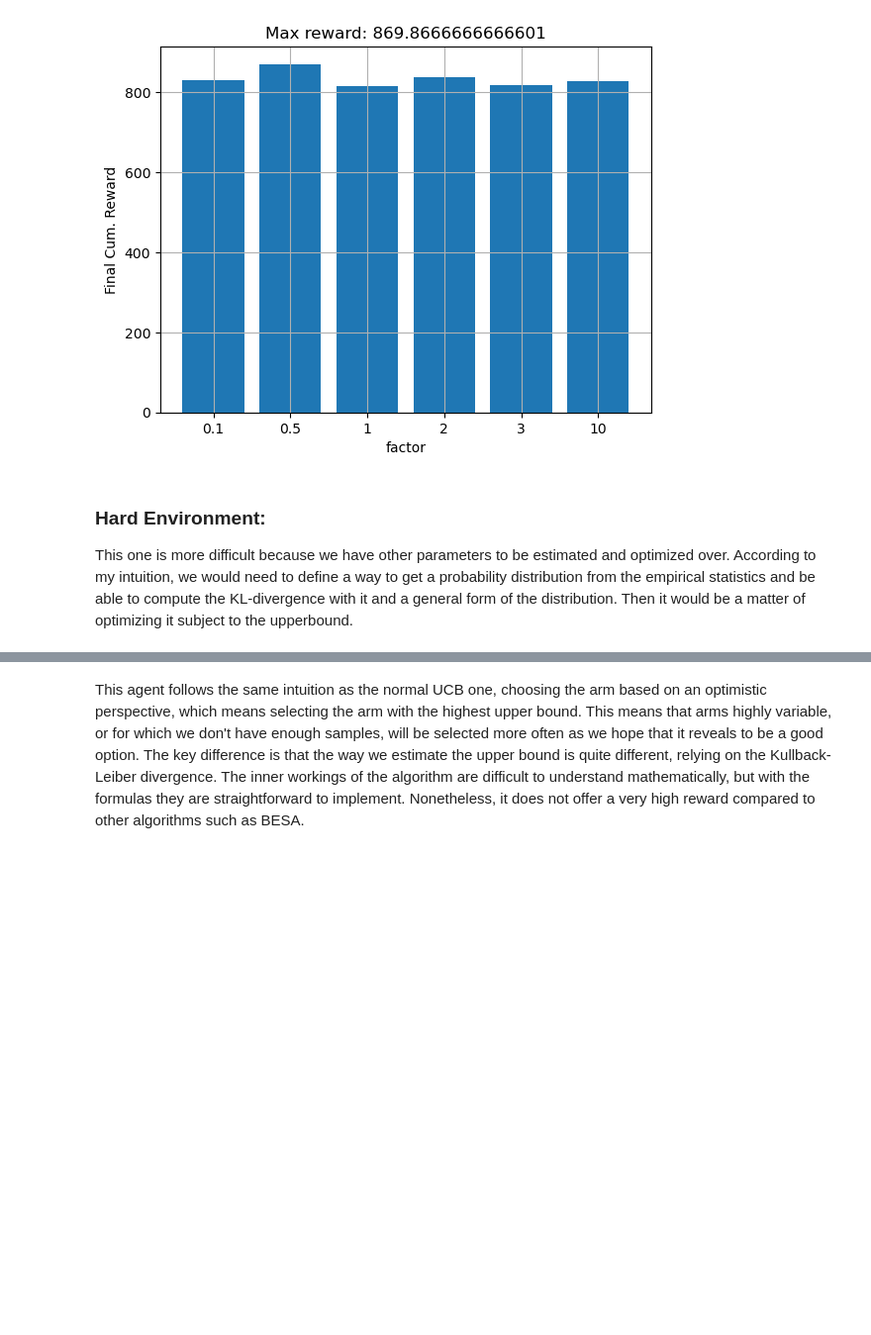
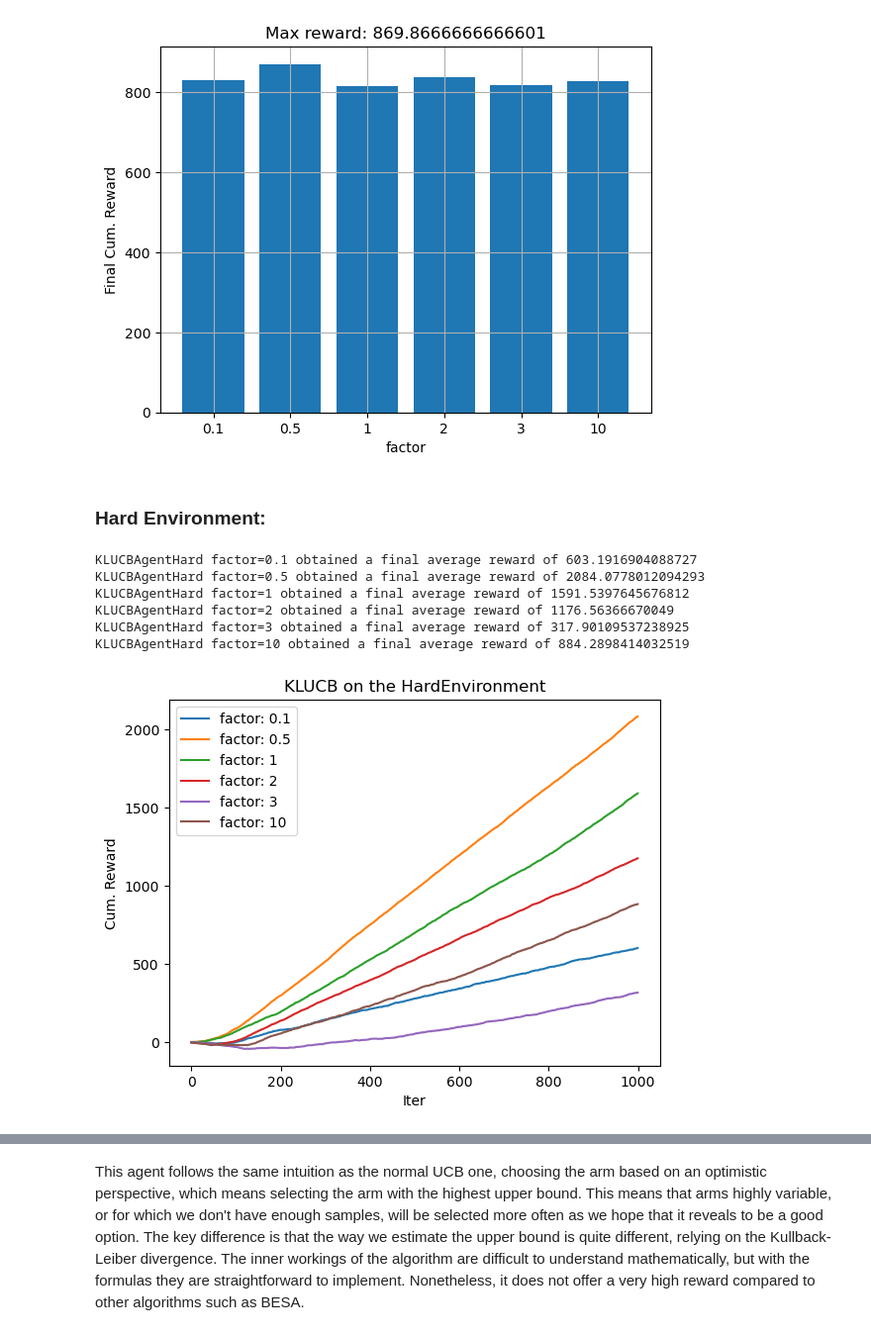
Before and after one commit to diegotg2000/ReinforcementLearning, a Jupyter notebook: TP_2/TP_2_DIEGO_TORRESGUARIN.ipynb, the cells around one changed output, grey strips where cells are left out. Shown at 99% size. Saved outputs shown, nothing was run; the diff lists cells and outputs as text; code cells hidden in the pictures; blank space fills up the shorter version.

```diff
--- a/TP_2/TP_2.ipynb
+++ b/TP_2/TP_2_DIEGO_TORRESGUARIN.ipynb
@@ -737,7 +808,19 @@ plot_cum_rewards(cum_rewards, ('factor', factor_values), "KLUCB on the EasyEnvir
 plot_final_rewards(cum_rewards, ('factor', factor_values))
 # %% [output]
 [figure]
-# %% [markdown]
-### Hard Environment:
-
-This one is more difficult because we have other parameters to be estimated and optimized over. According to my intuition, we would need to define a way to get a probability distribution from the empirical statistics and be able to compute the KL-divergence with it and a general form of the distribution. Then it would be a matter of optimizing it subject to the upperbound.
+# %% [markdown]
+### Hard Environment:
+# %%
+factor_values = [0.1, 0.5, 1, 2, 3, 10]
+cum_rewards = evaluate_batch(KLUCBAgentHard, environment.HardEnvironment, ('factor', factor_values))
+# %% [output]
+KLUCBAgentHard factor=0.1 obtained a final average reward of 603.1916904088727
+KLUCBAgentHard factor=0.5 obtained a final average reward of 2084.0778012094293
+KLUCBAgentHard factor=1 obtained a final average reward of 1591.5397645676812
+KLUCBAgentHard factor=2 obtained a final average reward of 1176.56366670049
+KLUCBAgentHard factor=3 obtained a final average reward of 317.90109537238925
+KLUCBAgentHard factor=10 obtained a final average reward of 884.2898414032519
+# %%
+plot_cum_rewards(cum_rewards, ('factor', factor_values), "KLUCB on the HardEnvironment")
+# %% [output]
+[figure, added]
```
Also changed, not shown: parts of 6 cells of this notebook, 3 other files.
